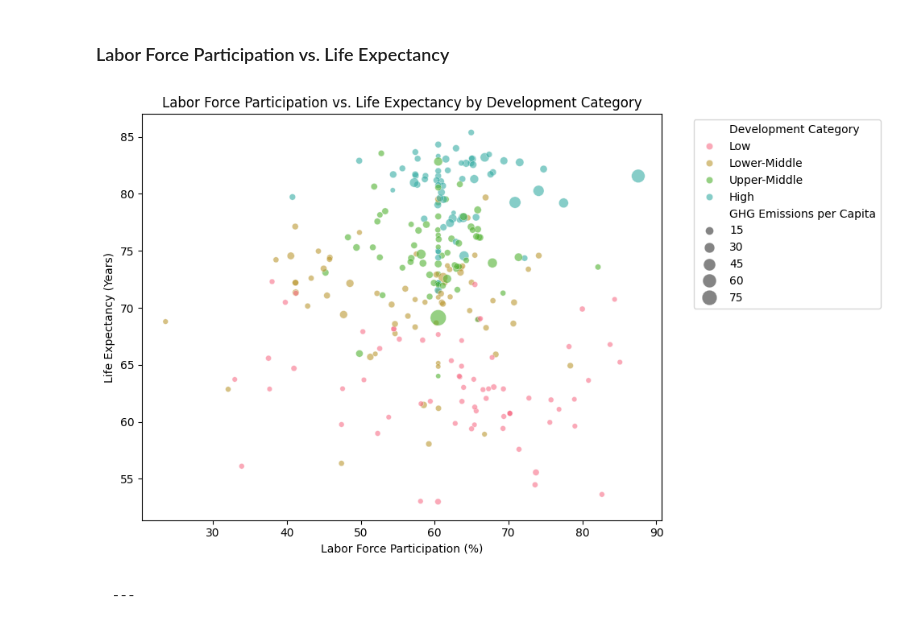
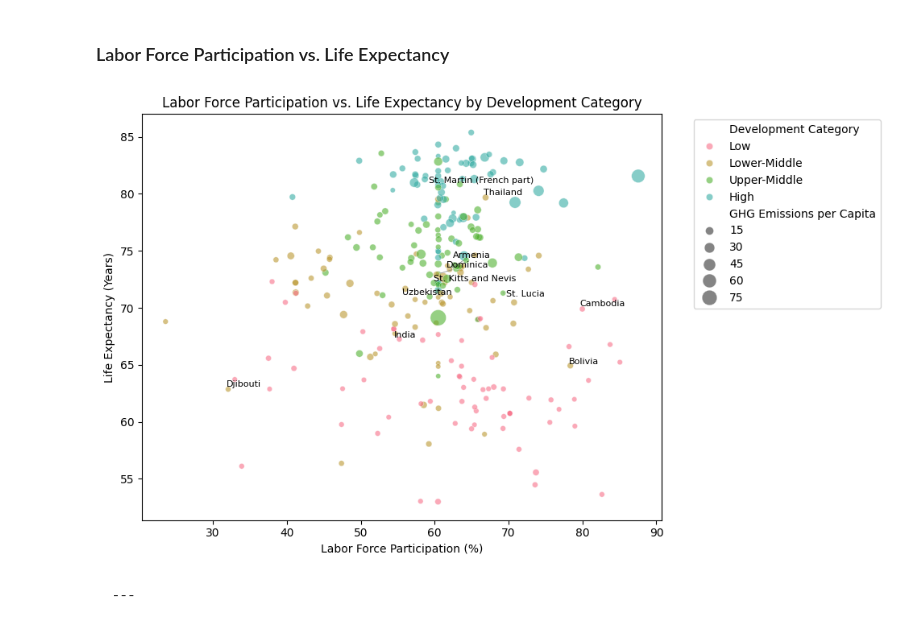
Before and after one commit to harryt50/INDE577_WDI, a Jupyter notebook: supervised learning/knn/knn_notebook.ipynb, the cells around one changed output. Saved outputs shown, nothing was run; the diff lists cells and outputs as text; code cells hidden in the pictures.

````diff
--- a/supervised learning/knn/knn_notebook.ipynb
+++ b/supervised learning/knn/knn_notebook.ipynb
@@ -281,23 +281,38 @@ The life expectancy box plot underscores development disparities—medians rise
 # %% [markdown]
 ### Labor Force Participation vs. Life Expectancy
 # %%
+from adjustText import adjust_text
+
 # Scatter plot for Labor Force Participation vs. Life Expectancy
 plt.figure(figsize=(10, 6))
+misclassified_countries = [
+    'Armenia', 'Bolivia', 'Cambodia', 'Djibouti', 'Dominica', 'India',
+    'St. Kitts and Nevis', 'St. Lucia', 'St. Martin (French part)', 'Thailand', 'Uzbekistan'
+]
 sns.scatterplot(data=df_processed,
                 x='Labor Force Participation',
                 y='Life Expectancy',
                 hue='Development Category',
                 size='GHG Emissions per Capita',
                 sizes=(20, 200),
                 alpha=0.6)
+
+# Highlight misclassified countries with annotations
+misclassified_df = df_processed[df_processed['country'].isin(misclassified_countries)]
+texts = []
+for idx, row in misclassified_df.iterrows():
+    texts.append(plt.text(row['Labor Force Participation'], row['Life Expectancy'],
+                         row['country'], fontsize=8, color='black'))
+adjust_text(texts, arrowprops=dict(arrowstyle='-', color='gray', lw=0.5))
+
 plt.title('Labor Force Participation vs. Life Expectancy by Development Category', fontsize=12)
 plt.xlabel('Labor Force Participation (%)', fontsize=10)
 plt.ylabel('Life Expectancy (Years)', fontsize=10)
 plt.legend(bbox_to_anchor=(1.05, 1), loc='upper left')
 plt.tight_layout()
 plt.show()
 # %% [output]
-[figure, old version]
+[figure, new version]
 # %% [markdown]
 ```markdown
 ---
````
